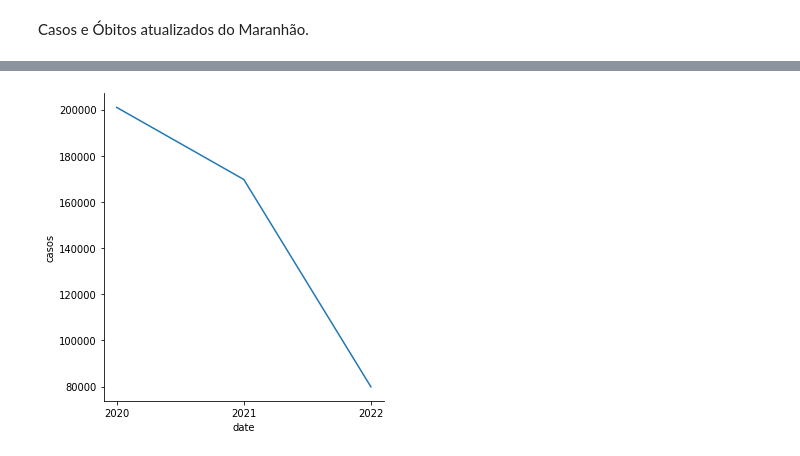
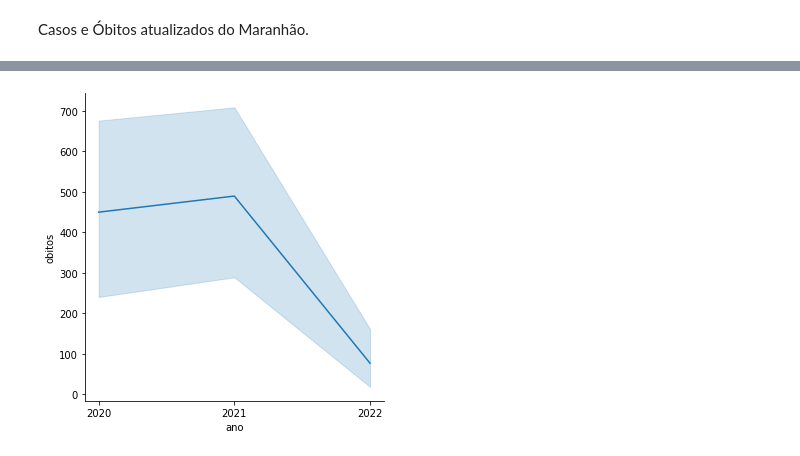
Before and after one commit to jamescp/python, a Jupyter notebook: AnaliseCovid.ipynb, the cells around one changed output, grey strips where cells are left out. Saved outputs shown, nothing was run; the diff lists cells and outputs as text; code cells hidden in the pictures.

```diff
--- a/AnaliseCovid.ipynb
+++ b/AnaliseCovid.ipynb
@@ -14,9 +14,8 @@ import matplotlib.pyplot as plt # plotting data
 # %%
 df = pd.read_csv("https://raw.githubusercontent.com/wcota/covid19br/master/cases-brazil-states.csv")
 # %%
-#Transformação dos Dados:
+#Transformação tipo da colunda data:
 df['date'] = pd.to_datetime(df['date'])
 
 #Seleciona somente o estado do Maranhão
-df_MA = df[df.state == "MA"]
-df_MA.columns
+dadosMA= df[df.state == "MA"]
@@ -65,0 +53,4 @@ CasosMes = pd.DataFrame(df_MA.groupby(df_MA['date'].dt.strftime('%b/%Y'))['newCa
+# %%
+#Cria as colunas  mes e ano
+dadosMA['mes'] = dadosMA['date'].dt.strftime('%b')
+dadosMA['ano'] = dadosMA['date'].dt.strftime('%Y')
@@ -65,0 +68,9 @@ CasosMes = pd.DataFrame(df_MA.groupby(df_MA['date'].dt.strftime('%b/%Y'))['newCa
+# %%
+
+
+teste = dadosMA.groupby(['ano', 'mes']).agg(
+    casos = ("newCases", "sum"),
+    obitos = ("newDeaths", "sum")
+)
+
+teste
@@ -66,4 +137,4 @@ CasosMes = pd.DataFrame(df_MA.groupby(df_MA['date'].dt.strftime('%b/%Y'))['newCa
 # %%
-sns.relplot(x='date', y='casos', data=teste, kind = 'line');
+sns.relplot(x='ano', y='obitos', data =teste, kind = 'line');
 # %% [output]
-[figure, old version]
+[figure, new version]
```
Also changed, not shown: parts of 16 cells of this notebook.
